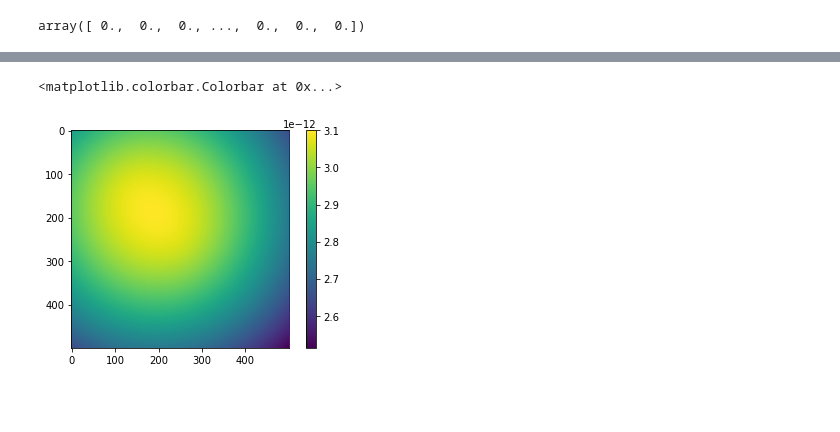
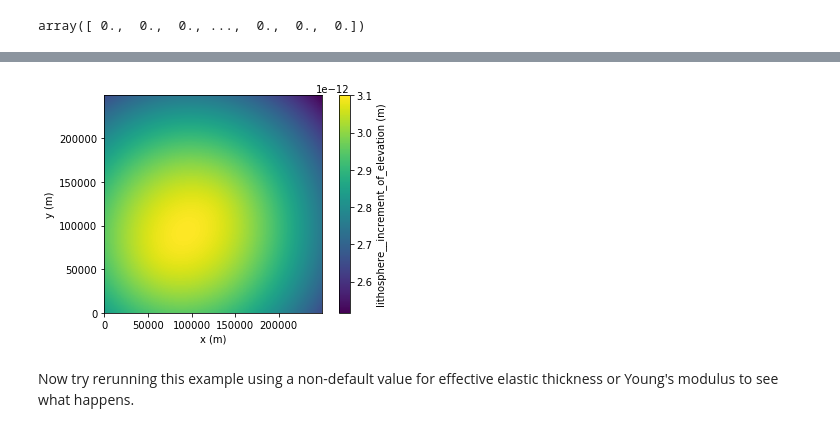
Before and after one commit to csdms/pymt-live, a Jupyter notebook: nb/subside.ipynb, the cells around one changed output, grey strips where cells are left out. Cells and saved outputs as stored; diff of their text form; code cells hidden in the pictures; blank space fills up the shorter version.

```diff
--- a/nb/subside.ipynb
+++ b/nb/subside.ipynb
@@ -117,10 +120,9 @@ plt.imshow(dz.reshape((500, 500)))
 load[125, 125] = 2e3
 subside.set_value("earth_material_load__pressure", load)
 subside.update()
-# %%
-dz = subside.get_value('lithosphere__increment_of_elevation')
-plt.imshow(dz.reshape((500, 500)))
-plt.colorbar()
-# %% [output]
-<matplotlib.colorbar.Colorbar at 0x...>
-[figure, removed]
+# %%
+subside.quick_plot("lithosphere__increment_of_elevation")
+# %% [output]
+[figure, added]
+# %% [markdown]
+Now try rerunning this example using a non-default value for effective elastic thickness or Young's modulus to see what happens.
```
Also changed, not shown: parts of 10 cells of this notebook.
